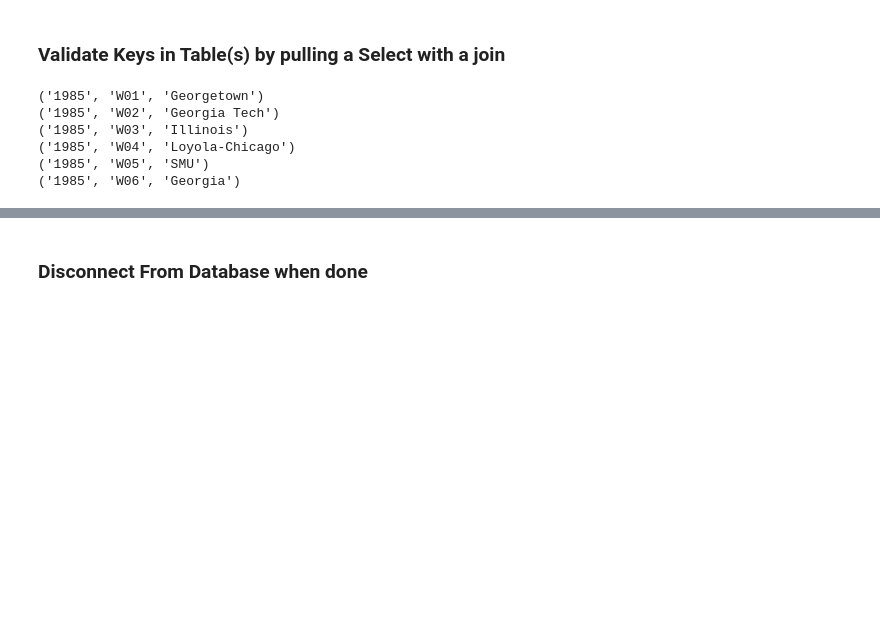
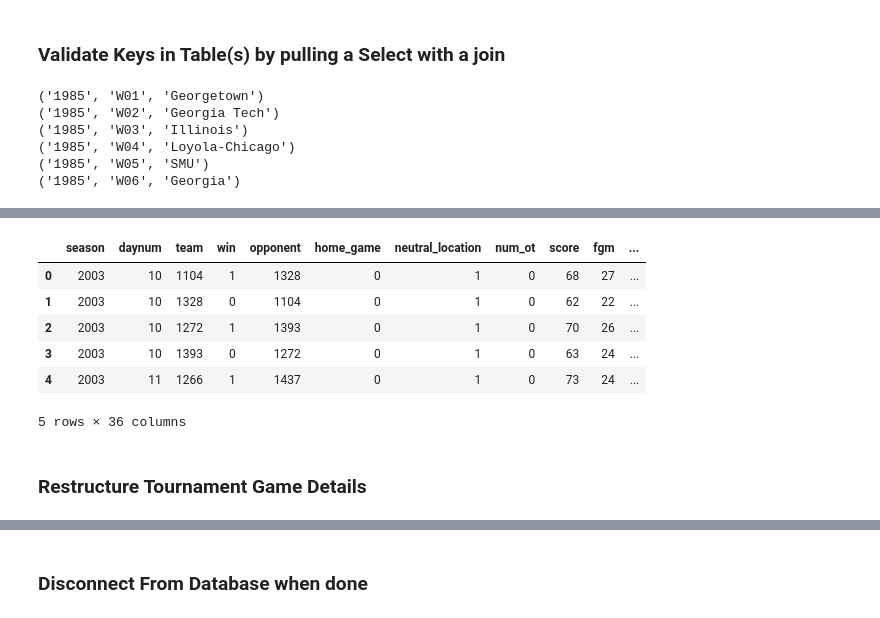
Before and after one commit to agbs2k8/Git_Tracked_Notebooks, a Jupyter notebook: NCAA_Tourney_Database_Creation.ipynb, the cells around one changed output, grey strips where cells are left out. Cells and saved outputs as stored; diff of their text form; code cells hidden in the pictures; blank space fills up the shorter version.

```diff
--- a/NCAA_Tourney_Database_Creation.ipynb
+++ b/NCAA_Tourney_Database_Creation.ipynb
@@ -165,0 +344,18 @@ for res in results:
+# %%
+stmt = 'SELECT * FROM season_games LIMIT 5'
+
+res_proxy = connection.execute(stmt)
+
+query_df = pd.DataFrame(res_proxy.fetchall())
+query_df.columns = res_proxy.keys()
+query_df
+# %% [output]
+|  | season | daynum | team | win | opponent | home_game | neutral_location | num_ot | score | fgm | ... |
+| 0 | 2003 | 10 | 1104 | 1 | 1328 | 0 | 1 | 0 | 68 | 27 | ... |
+| 1 | 2003 | 10 | 1328 | 0 | 1104 | 0 | 1 | 0 | 62 | 22 | ... |
+| 2 | 2003 | 10 | 1272 | 1 | 1393 | 0 | 1 | 0 | 70 | 26 | ... |
+| 3 | 2003 | 10 | 1393 | 0 | 1272 | 0 | 1 | 0 | 63 | 24 | ... |
+| 4 | 2003 | 11 | 1266 | 1 | 1437 | 0 | 1 | 0 | 73 | 24 | ... |
+5 rows × 36 columns
+# %% [markdown]
+### Restructure Tournament Game Details
```
Also changed, not shown: parts of 40 cells of this notebook.
